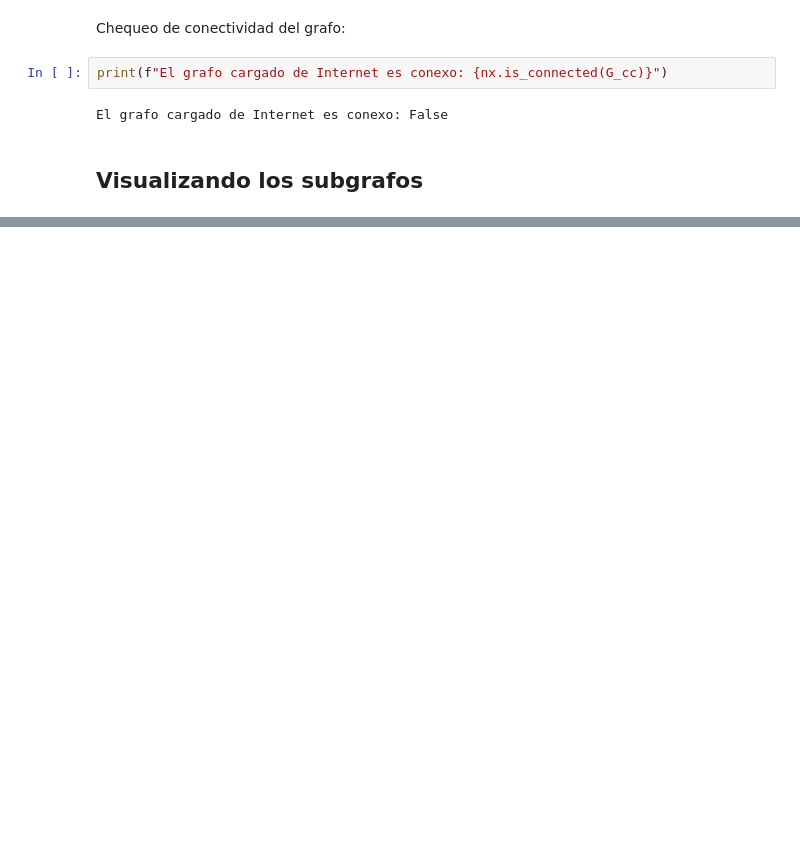
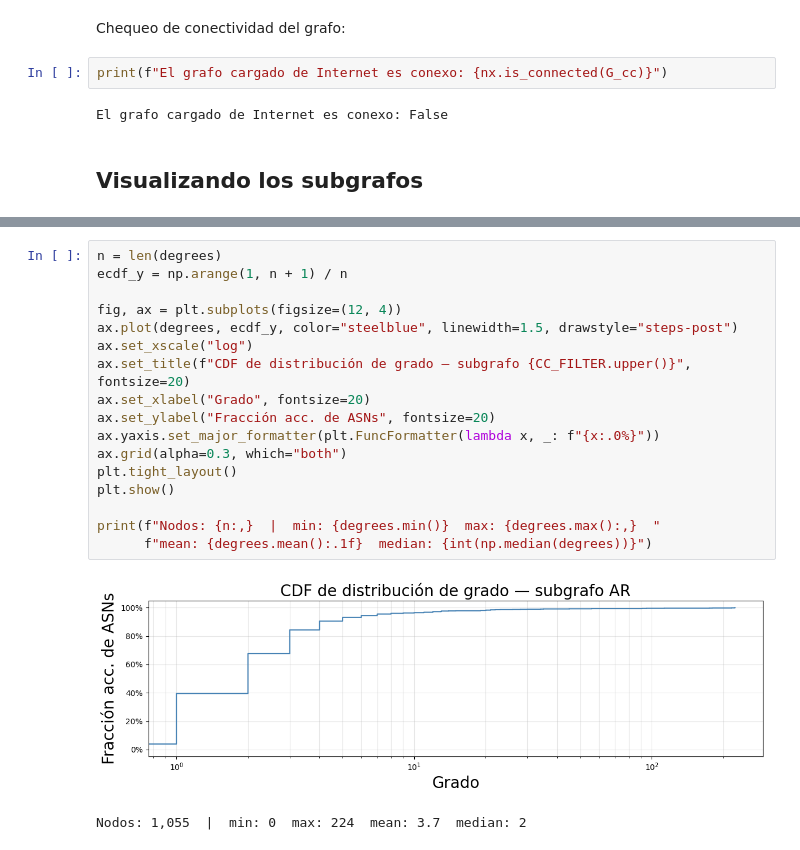
Before and after one commit to carlos-cagnazzo/internet-topology-ris, a Jupyter notebook: eda/eda-subgrafos-regionales.ipynb, the cells around one changed output, grey strips where cells are left out. Drawn from its saved outputs; the diff is of its cells as text; blank space fills up the shorter version.

```diff
--- a/eda/eda-subgrafos-regionales.ipynb
+++ b/eda/eda-subgrafos-regionales.ipynb
@@ -64,0 +88,20 @@ El grafo cargado de Internet es conexo: False
+# %%
+n = len(degrees)
+ecdf_y = np.arange(1, n + 1) / n
+
+fig, ax = plt.subplots(figsize=(12, 4))
+ax.plot(degrees, ecdf_y, color="steelblue", linewidth=1.5, drawstyle="steps-post")
+ax.set_xscale("log")
+ax.set_title(f"CDF de distribución de grado — subgrafo {CC_FILTER.upper()}", fontsize=20)
+ax.set_xlabel("Grado", fontsize=20)
+ax.set_ylabel("Fracción acc. de ASNs", fontsize=20)
+ax.yaxis.set_major_formatter(plt.FuncFormatter(lambda x, _: f"{x:.0%}"))
+ax.grid(alpha=0.3, which="both")
+plt.tight_layout()
+plt.show()
+
+print(f"Nodos: {n:,}  |  min: {degrees.min()}  max: {degrees.max():,}  "
+      f"mean: {degrees.mean():.1f}  median: {int(np.median(degrees))}")
+# %% [output]
+[figure, added]
+Nodos: 1,055  |  min: 0  max: 224  mean: 3.7  median: 2
```
Also changed, not shown: parts of 5 cells of this notebook, 2 other files.
